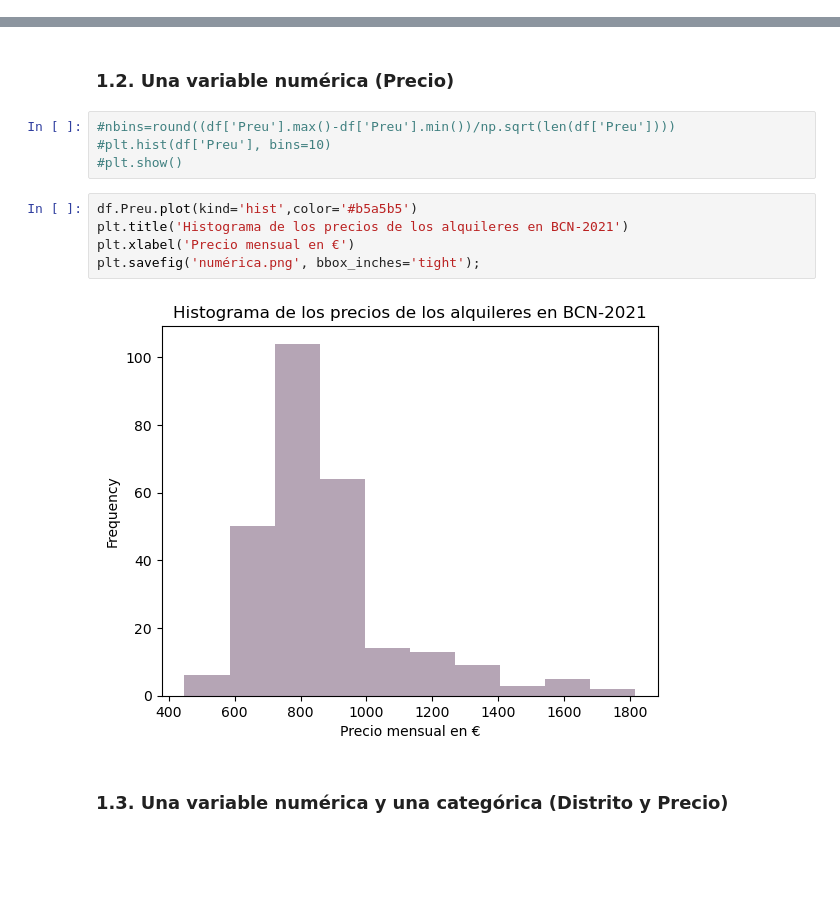
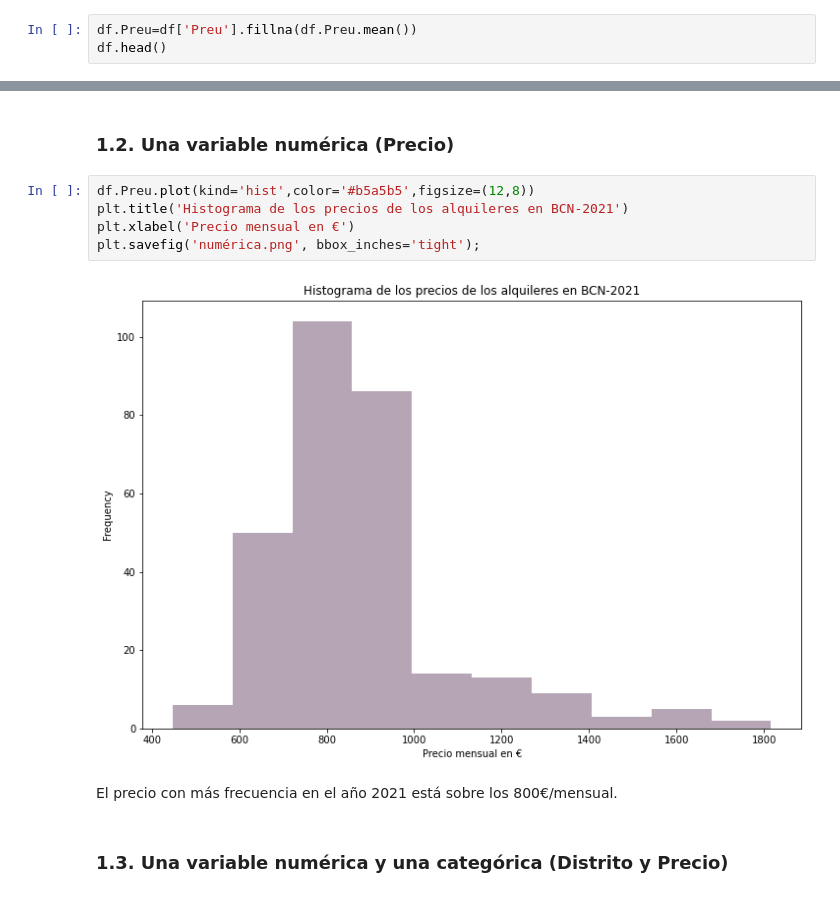
Before and after one commit to santi-gp/ItAcademyDS, a Jupyter notebook: sprint04/01-visualització_exploratòria/TascaM4_T01.ipynb, the cells around one changed output, grey strips where cells are left out. Saved outputs shown, nothing was run; the diff lists cells and outputs as text; blank space fills up the shorter version.

```diff
--- a/sprint04/01-visualització_exploratòria/TascaM4_T01.ipynb
+++ b/sprint04/01-visualització_exploratòria/TascaM4_T01.ipynb
@@ -87,0 +118,3 @@ df[['Preu']].head(3)
+# %%
+df.Preu=df['Preu'].fillna(df.Preu.mean())
+df.head()
@@ -137,16 +190,14 @@ plt.savefig('categórica.png', bbox_inches='tight');
 # %% [markdown]
 ### 1.2. Una variable numérica (Precio)
-# %%
-#nbins=round((df['Preu'].max()-df['Preu'].min())/np.sqrt(len(df['Preu'])))
-#plt.hist(df['Preu'], bins=10)
-#plt.show()
 # %%
-df.Preu.plot(kind='hist',color='#b5a5b5')
+df.Preu.plot(kind='hist',color='#b5a5b5',figsize=(12,8))
 plt.title('Histograma de los precios de los alquileres en BCN-2021')
 plt.xlabel('Precio mensual en €')
 plt.savefig('numérica.png', bbox_inches='tight');
 # %% [output]
-[figure, old version]
+[figure, new version]
+# %% [markdown]
+El precio con más frecuencia en el año 2021 está sobre los 800€/mensual.
 # %% [markdown]
 ### 1.3. Una variable numérica y una categórica (Distrito y Precio)
 # %%
```
Also changed, not shown: parts of 27 cells of this notebook, 15 other files.
